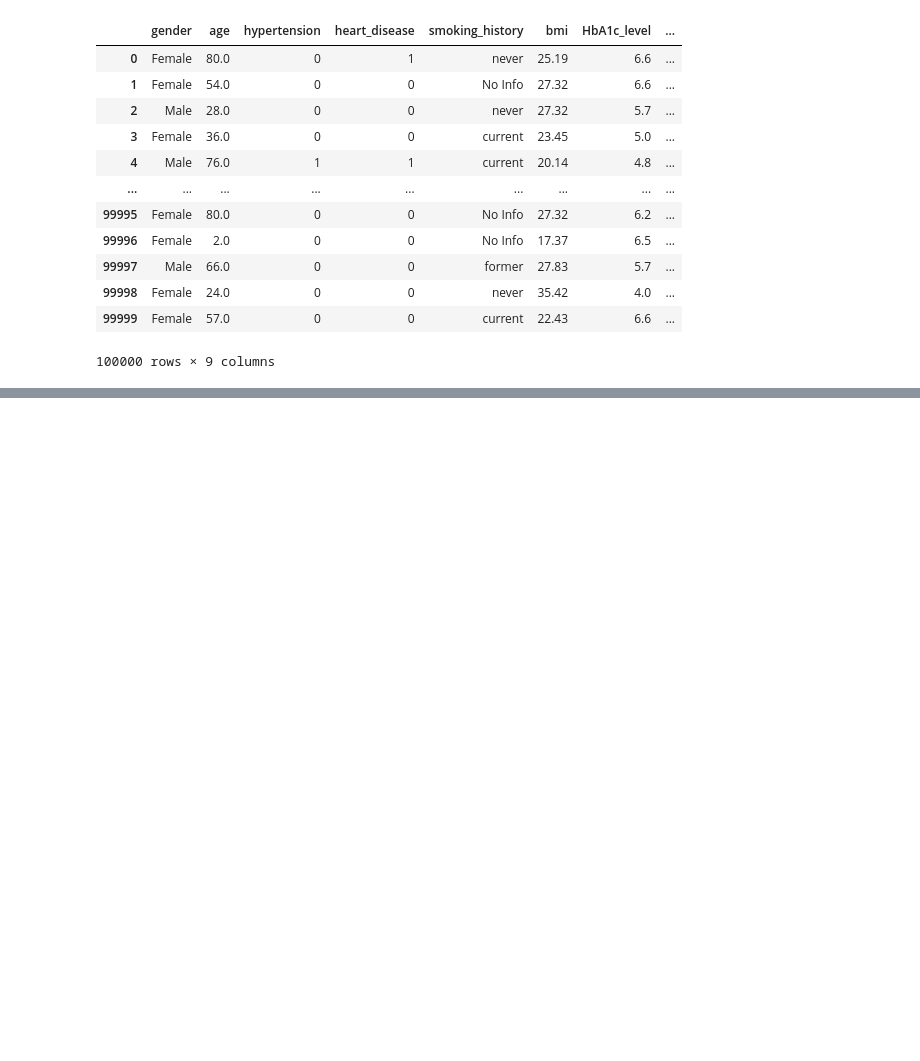
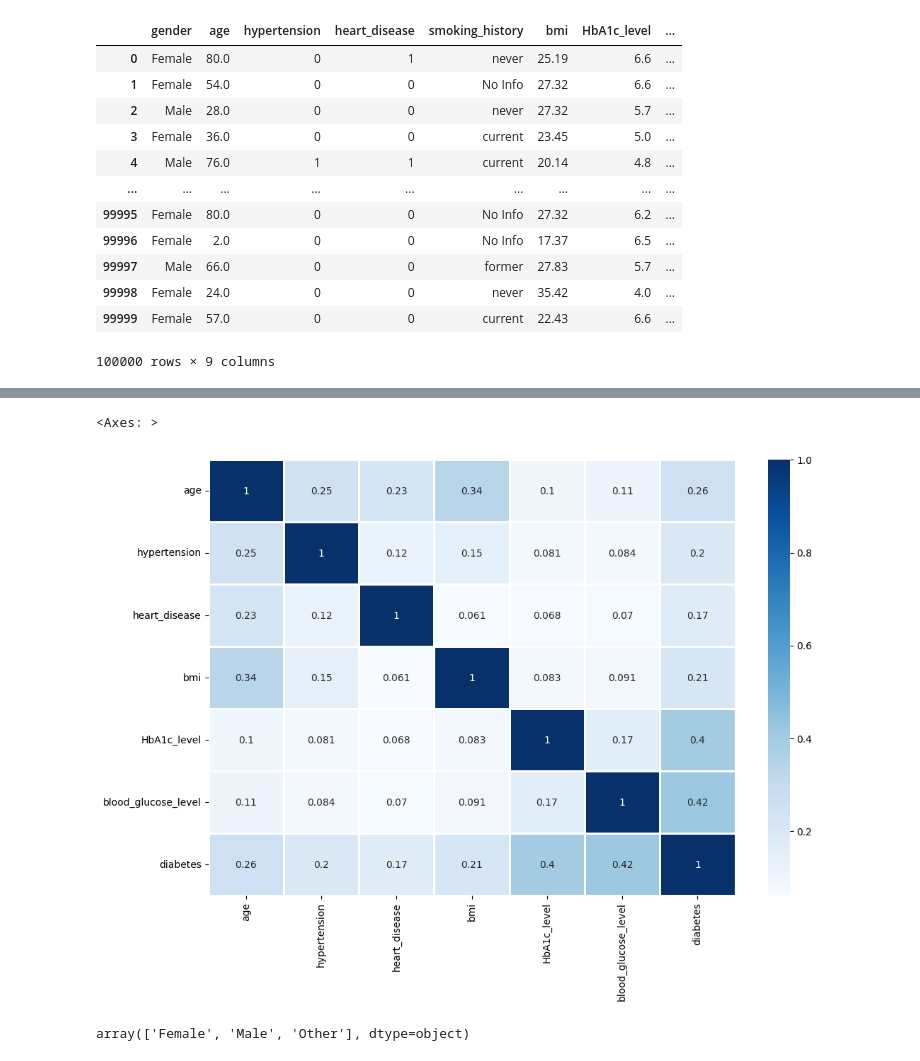
Before and after one commit to fahimarefin/Multi-Disease-Prediction, a Jupyter notebook: notebooks/diabetis.ipynb, the cells around one changed output, grey strips where cells are left out. Cells and saved outputs as stored; diff of their text form; code cells hidden in the pictures; blank space fills up the shorter version.

```diff
--- a/notebooks/diabetis.ipynb
+++ b/notebooks/diabetis.ipynb
@@ -20,0 +94,10 @@ df
+# %%
+plt.figure(figsize=(12, 8))
+sns.heatmap(df.corr(),cmap='Blues',linecolor='white',linewidth=2,annot=True)
+# %% [output]
+<Axes: >
+[figure, added]
+# %%
+df['gender'].unique()
+# %% [output]
+array(['Female', 'Male', 'Other'], dtype=object)
```
Also changed, not shown: parts of 38 cells of this notebook.
